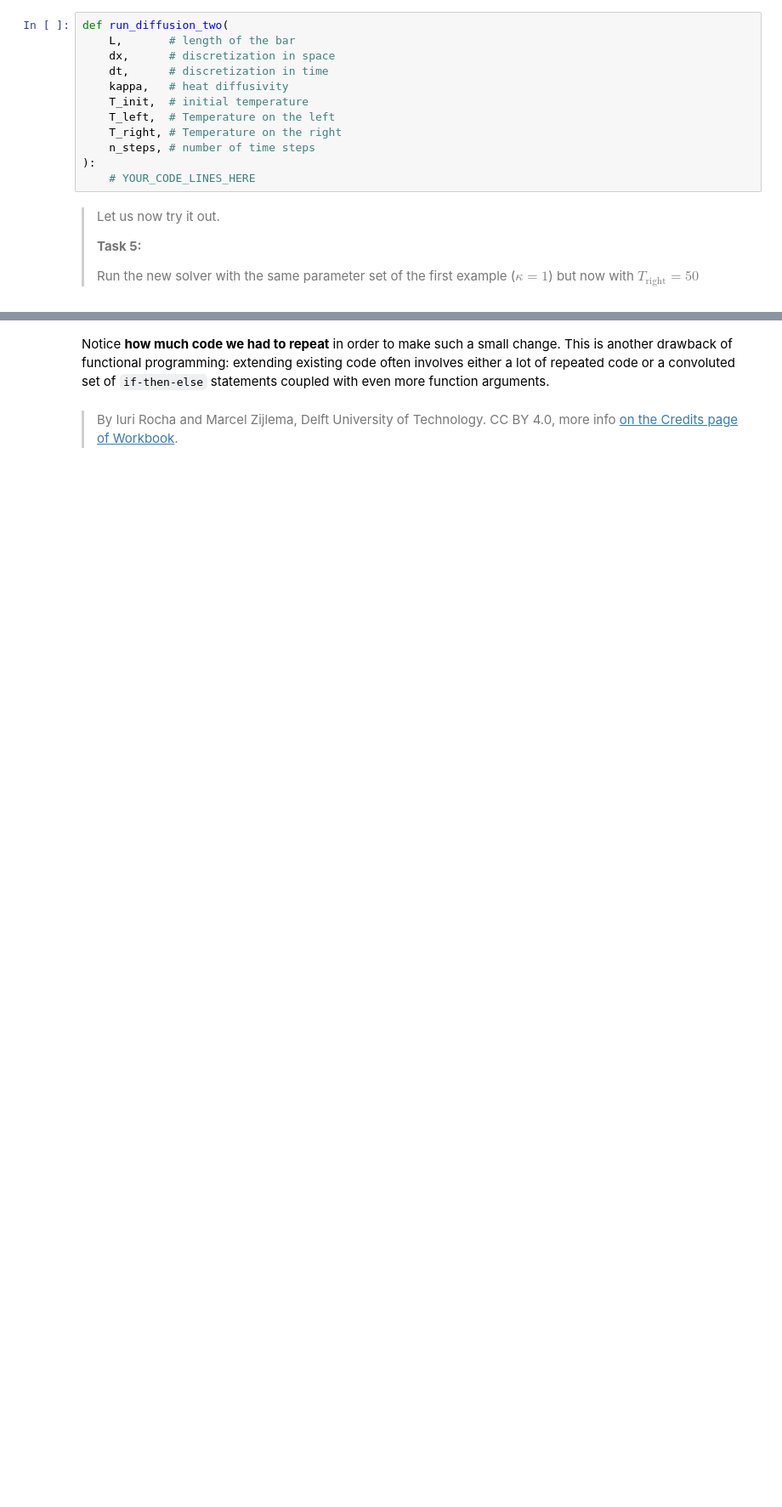
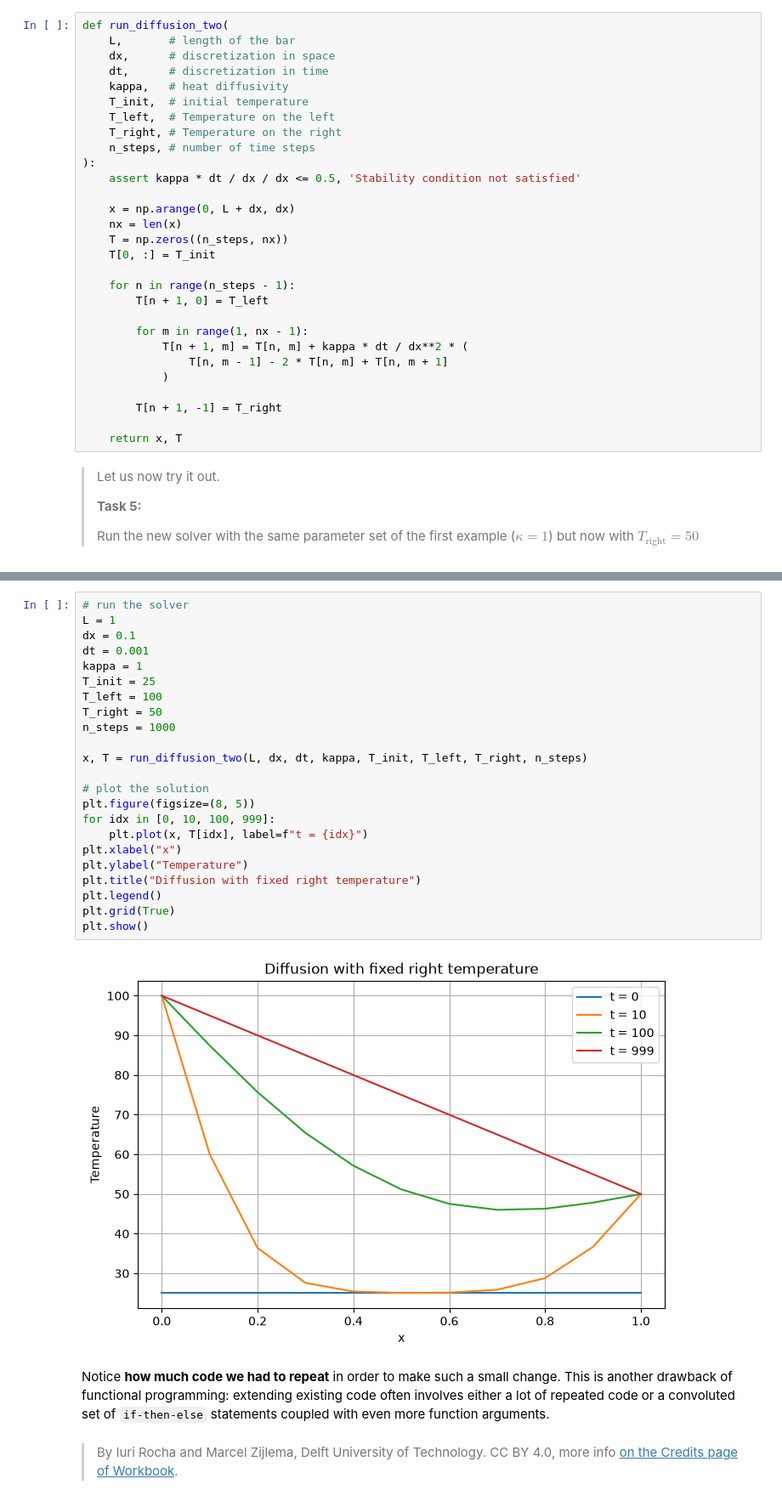
Before and after one commit to ngerolym/PA2.1, a Jupyter notebook: 1_functional.ipynb, the cells around one changed output, grey strips where cells are left out. Shown at 85% size. Drawn from its saved outputs; the diff is of its cells as text; blank space fills up the shorter version.

```diff
--- a/1_functional.ipynb
+++ b/1_functional.ipynb
@@ -104,7 +141,24 @@ def run_diffusion_two(
     T_right, # Temperature on the right
     n_steps, # number of time steps
 ):
-    # YOUR_CODE_LINES_HERE
+    assert kappa * dt / dx / dx <= 0.5, 'Stability condition not satisfied'
+
+    x = np.arange(0, L + dx, dx)
+    nx = len(x)
+    T = np.zeros((n_steps, nx))
+    T[0, :] = T_init
+
+    for n in range(n_steps - 1):
+        T[n + 1, 0] = T_left
+
+        for m in range(1, nx - 1):
+            T[n + 1, m] = T[n, m] + kappa * dt / dx**2 * (
+                T[n, m - 1] - 2 * T[n, m] + T[n, m + 1]
+            )
+
+        T[n + 1, -1] = T_right
+
+    return x, T
 # %% [markdown]
 > Let us now try it out.
 >
@@ -120,3 +168,28 @@ x,T = # YOUR_CODE_LINE_HERE
+# %%
+# run the solver
+L = 1
+dx = 0.1
+dt = 0.001
+kappa = 1
+T_init = 25
+T_left = 100
+T_right = 50
+n_steps = 1000
+
+x, T = run_diffusion_two(L, dx, dt, kappa, T_init, T_left, T_right, n_steps)
+
+# plot the solution
+plt.figure(figsize=(8, 5))
+for idx in [0, 10, 100, 999]:
+    plt.plot(x, T[idx], label=f"t = {idx}")
+plt.xlabel("x")
+plt.ylabel("Temperature")
+plt.title("Diffusion with fixed right temperature")
+plt.legend()
+plt.grid(True)
+plt.show()
+# %% [output]
+[figure, added]
 # %% [markdown]
 Notice **how much code we had to repeat** in order to make such a small change. This is another drawback of functional programming: extending existing code often involves either a lot of repeated code or a convoluted set of `if-then-else` statements coupled with even more function arguments.
 # %% [markdown]
```
Also changed, not shown: parts of 6 cells of this notebook, 1 other file.
